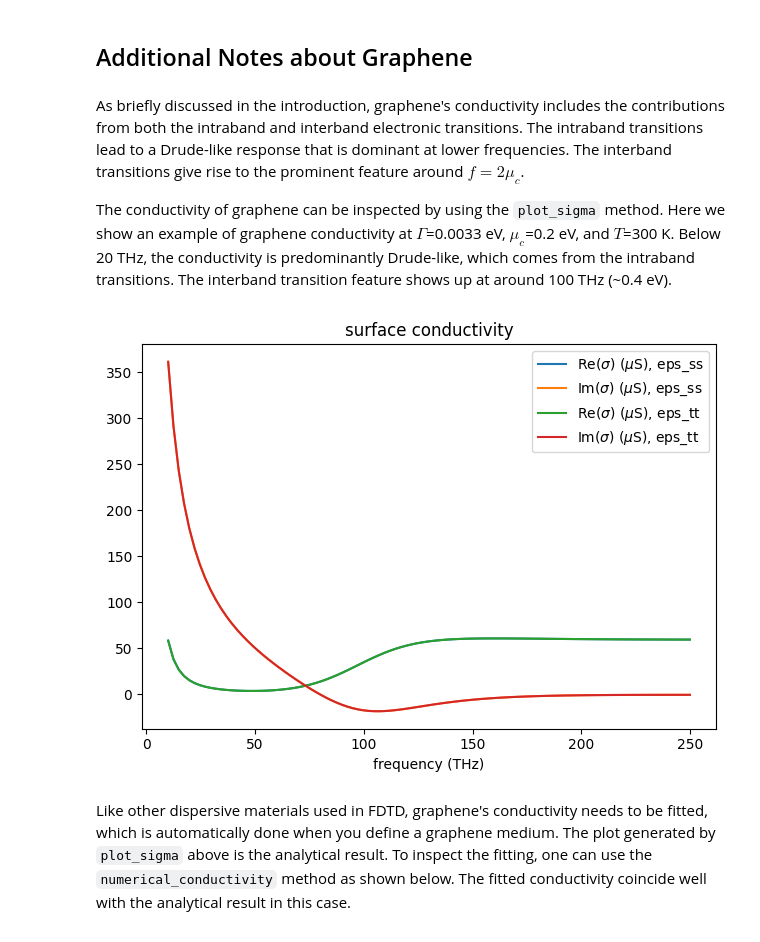
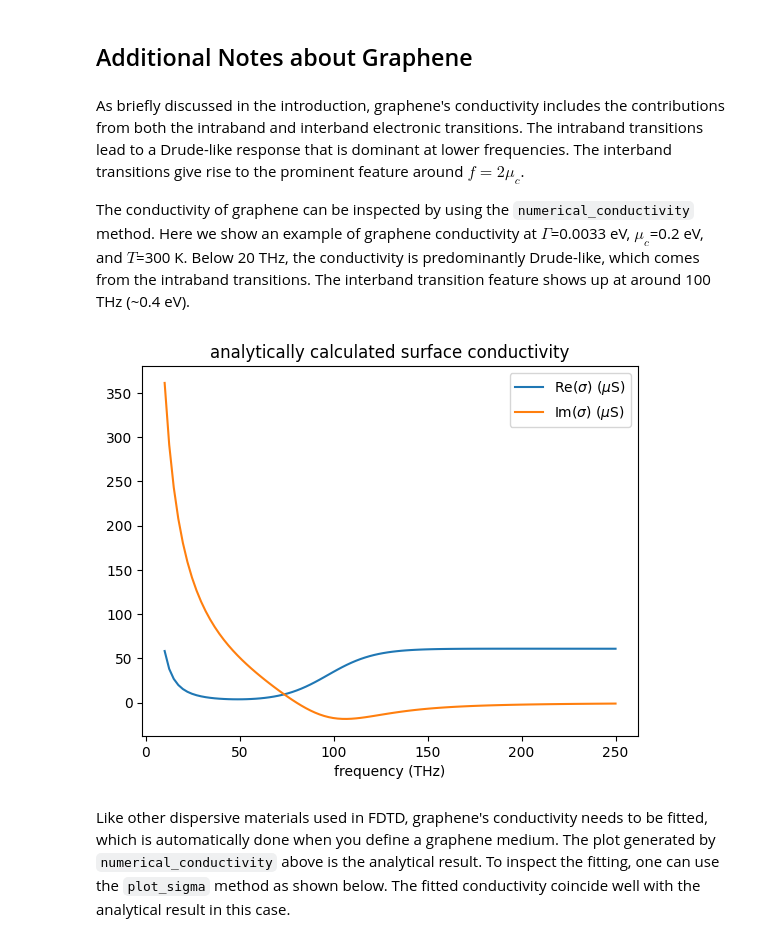
Before and after one commit to flexcompute-readthedocs/tidy3d-docs, a Jupyter notebook: docs/source/notebooks/GrapheneMetamaterial.ipynb, the cells around one changed output. Drawn from its saved outputs; the diff is of its cells as text; code cells hidden in the pictures.

```diff
--- a/docs/source/notebooks/GrapheneMetamaterial.ipynb
+++ b/docs/source/notebooks/GrapheneMetamaterial.ipynb
@@ -307,17 +307,22 @@ plot_absorption(batch_results)
 # %% [markdown]
 As briefly discussed in the introduction, graphene's conductivity includes the contributions from both the intraband and interband electronic transitions. The intraband transitions lead to a Drude-like response that is dominant at lower frequencies. The interband transitions give rise to the prominent feature around $f=2\mu_c$.
 
-The conductivity of graphene can be inspected by using the `plot_sigma` method. Here we show an example of graphene conductivity at $\Gamma$=0.0033 eV, $\mu_c$=0.2 eV, and $T$=300 K. Below 20 THz, the conductivity is predominantly Drude-like, which comes from the intraband transitions. The interband transition feature shows up at around 100 THz (~0.4 eV).
+The conductivity of graphene can be inspected by using the `numerical_conductivity` method. Here we show an example of graphene conductivity at $\Gamma$=0.0033 eV, $\mu_c$=0.2 eV, and $T$=300 K. Below 20 THz, the conductivity is predominantly Drude-like, which comes from the intraband transitions. The interband transition feature shows up at around 100 THz (~0.4 eV).
 # %%
 gamma = 0.0033  # scattering rate
 mu_c = 0.2  # chemical potential
 temp = 300  # temperature
 
 freqs = np.linspace(10, 250, 100) * THz
-graphene = td.material_library["graphene"](gamma=gamma, mu_c=mu_c, temp=temp).medium
-graphene.plot_sigma(freqs);
+graphene = td.material_library["graphene"](gamma=gamma, mu_c=mu_c, temp=temp)
+sigma_analytical = graphene.numerical_conductivity(freqs)
+plt.plot(freqs / THz, np.real(sigma_analytical * 1e6), label="Re($\sigma$) ($\mu$S)")
+plt.plot(freqs / THz, np.imag(sigma_analytical * 1e6), label="Im($\sigma$) ($\mu$S)")
+plt.xlabel("frequency (THz)")
+plt.title("analytically calculated surface conductivity")
+plt.legend();
 # %% [output]
-[figure, old version]
+[figure, new version]
 # %% [markdown]
-Like other dispersive materials used in FDTD, graphene's conductivity needs to be fitted, which is automatically done when you define a graphene medium. The plot generated by `plot_sigma` above is the analytical result. To inspect the fitting, one can use the `numerical_conductivity` method as shown below. The fitted conductivity coincide well with the analytical result in this case.
+Like other dispersive materials used in FDTD, graphene's conductivity needs to be fitted, which is automatically done when you define a graphene medium. The plot generated by `numerical_conductivity` above is the analytical result. To inspect the fitting, one can use the `plot_sigma` method as shown below. The fitted conductivity coincide well with the analytical result in this case.
 # %%
```
Also changed, not shown: parts of 10 cells of this notebook.
